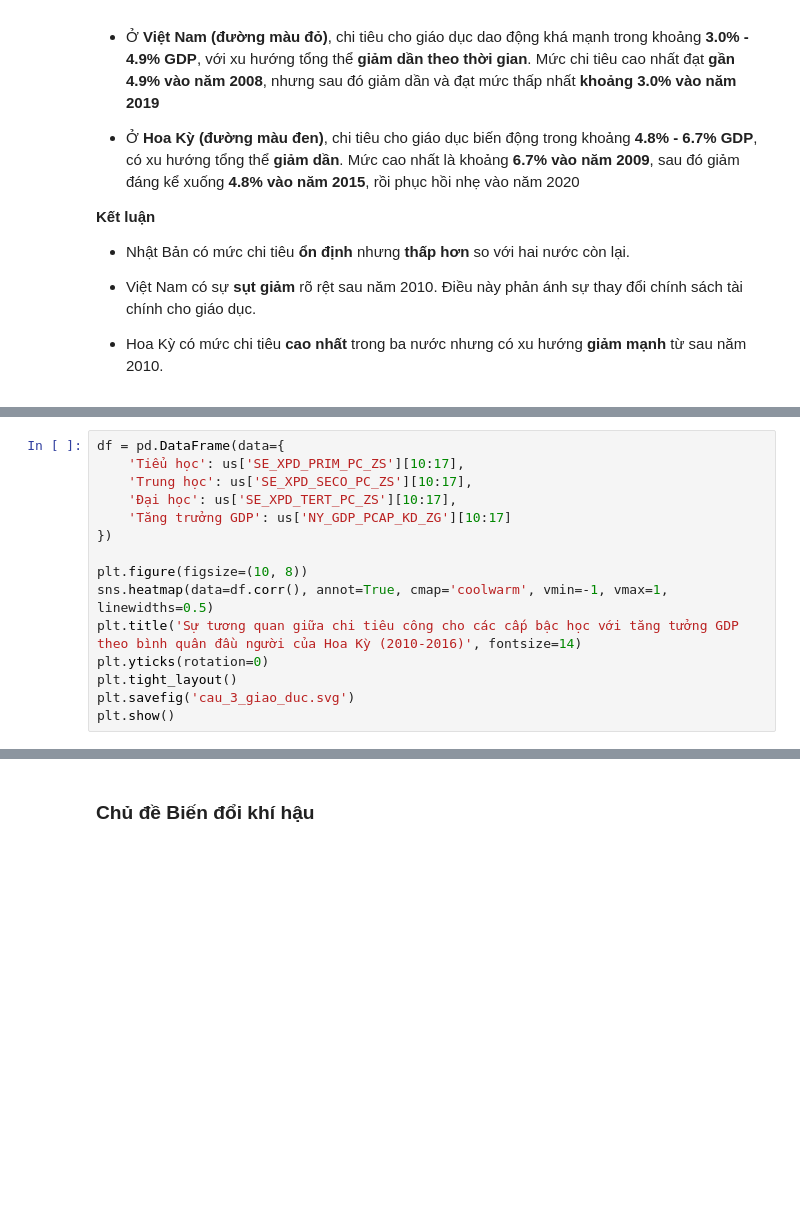
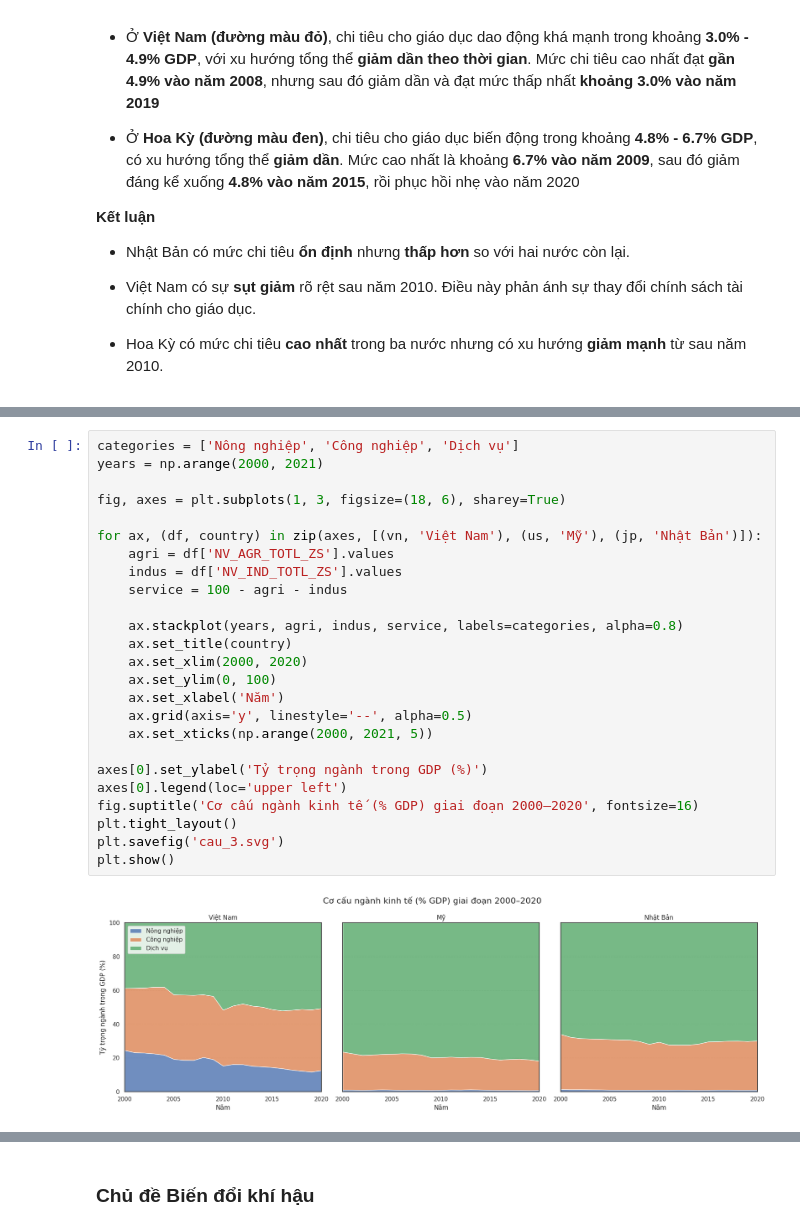
Before and after one commit to 0Nguyen0Cong0Tuan0/Data-Visualization, a Jupyter notebook: Lab3/22127048_22127436_22127438.ipynb, the cells around one changed output, grey strips where cells are left out. Drawn from its saved outputs; the diff is of its cells as text; blank space fills up the shorter version.

```diff
--- a/Lab3/22127048_22127436_22127438.ipynb
+++ b/Lab3/22127048_22127436_22127438.ipynb
@@ -648,15 +617,0 @@ plt.show()
-# %%
-df = pd.DataFrame(data={
-    'Tiểu học': us['SE_XPD_PRIM_PC_ZS'][10:17],
-    'Trung học': us['SE_XPD_SECO_PC_ZS'][10:17],
-    'Đại học': us['SE_XPD_TERT_PC_ZS'][10:17],
-    'Tăng trưởng GDP': us['NY_GDP_PCAP_KD_ZG'][10:17]
-})
-
-plt.figure(figsize=(10, 8))
-sns.heatmap(data=df.corr(), annot=True, cmap='coolwarm', vmin=-1, vmax=1, linewidths=0.5)
-plt.title('Sự tương quan giữa chi tiêu công cho các cấp bậc học với tăng tưởng GDP theo bình quân đầu người của Hoa Kỳ (2010-2016)', fontsize=14)
-plt.yticks(rotation=0)
-plt.tight_layout()
-plt.savefig('cau_3_giao_duc.svg')
-plt.show()
@@ -674,0 +689,27 @@ plt.show()
+# %%
+categories = ['Nông nghiệp', 'Công nghiệp', 'Dịch vụ']
+years = np.arange(2000, 2021)
+
+fig, axes = plt.subplots(1, 3, figsize=(18, 6), sharey=True)
+
+for ax, (df, country) in zip(axes, [(vn, 'Việt Nam'), (us, 'Mỹ'), (jp, 'Nhật Bản')]):
+    agri = df['NV_AGR_TOTL_ZS'].values
+    indus = df['NV_IND_TOTL_ZS'].values
+    service = 100 - agri - indus
+
+    ax.stackplot(years, agri, indus, service, labels=categories, alpha=0.8)
+    ax.set_title(country)
+    ax.set_xlim(2000, 2020)
+    ax.set_ylim(0, 100)
+    ax.set_xlabel('Năm')
+    ax.grid(axis='y', linestyle='--', alpha=0.5)
+    ax.set_xticks(np.arange(2000, 2021, 5))
+
+axes[0].set_ylabel('Tỷ trọng ngành trong GDP (%)')
+axes[0].legend(loc='upper left')
+fig.suptitle('Cơ cấu ngành kinh tế (% GDP) giai đoạn 2000–2020', fontsize=16)
+plt.tight_layout()
+plt.savefig('cau_3.svg')
+plt.show()
+# %% [output]
+[figure, added]
```
Also changed, not shown: parts of 14 cells of this notebook, 3 other files.
